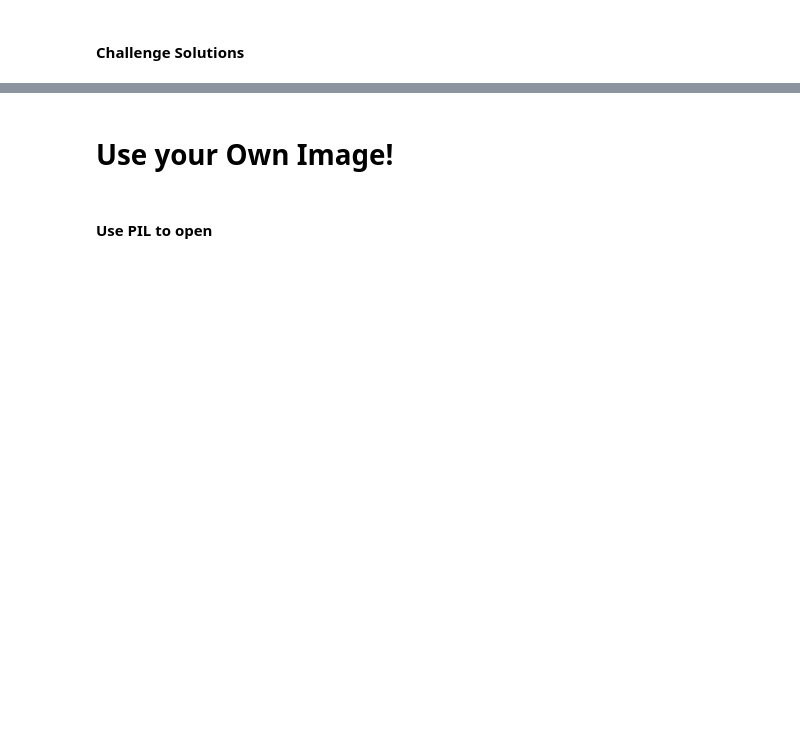
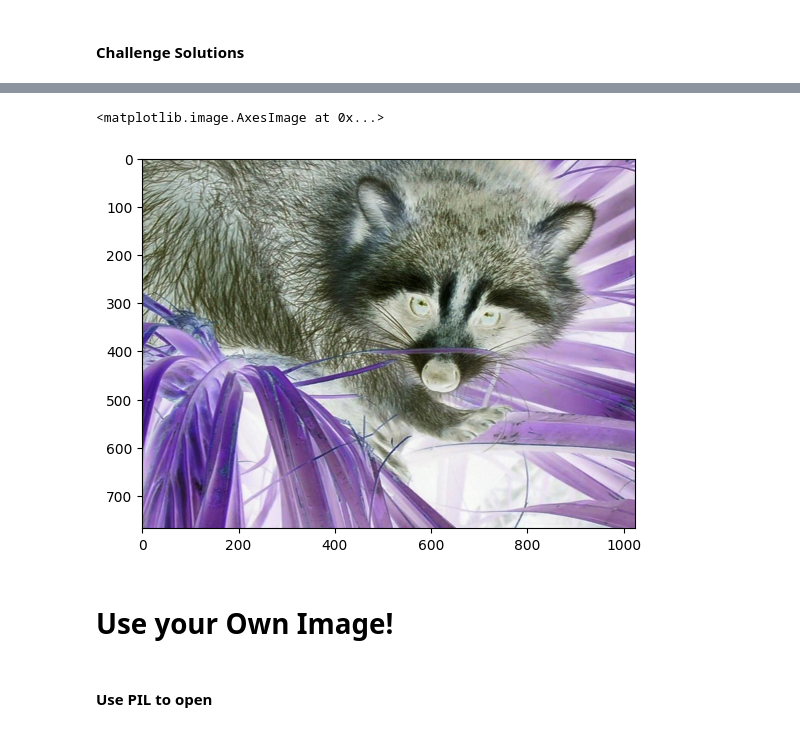
Before and after one commit to JayanthK007/python_in_100_days, a Jupyter notebook: day-77-challenge/Computation with NumPy (start)/Computation_with_NumPy_and_N_Dimensional_Arrays_(start).ipynb, the cells around one changed output, grey strips where cells are left out. Cells and saved outputs as stored; diff of their text form; code cells hidden in the pictures; blank space fills up the shorter version.

```diff
--- a/day-77-challenge/Computation with NumPy (start)/Computation_with_NumPy_and_N_Dimensional_Arrays_(start).ipynb
+++ b/day-77-challenge/Computation with NumPy (start)/Computation_with_NumPy_and_N_Dimensional_Arrays_(start).ipynb
@@ -248,3 +318,9 @@ grey_vals = np.array([0.2126, 0.7152, 0.0722])
+# %%
+solar_img = 255 - img
+plt.imshow(solar_img)
+# %% [output]
+<matplotlib.image.AxesImage at 0x...>
+[figure, added]
 # %% [markdown]
 # Use your Own Image!
 # %%
```
Also changed, not shown: parts of 19 cells of this notebook, 1 other file.
